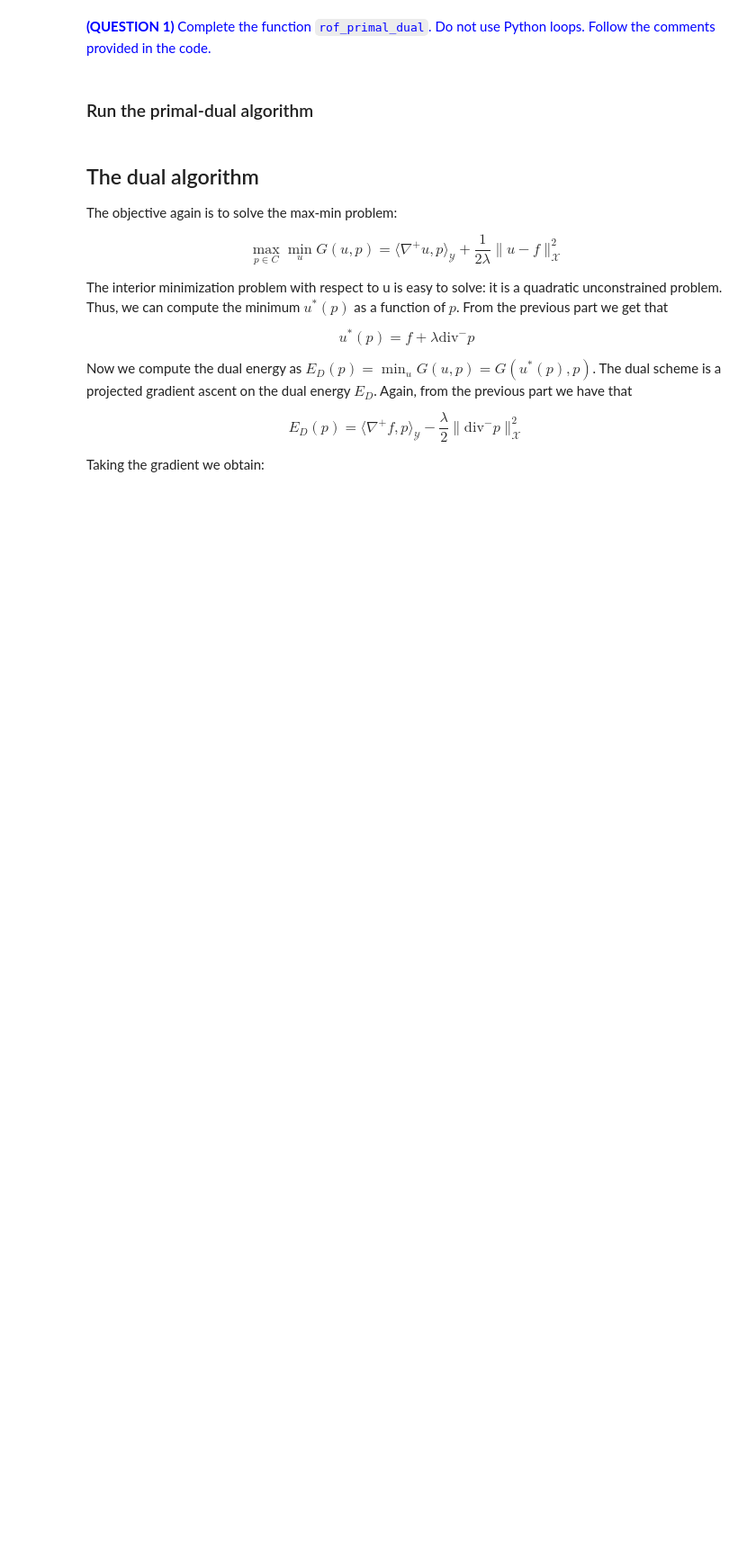
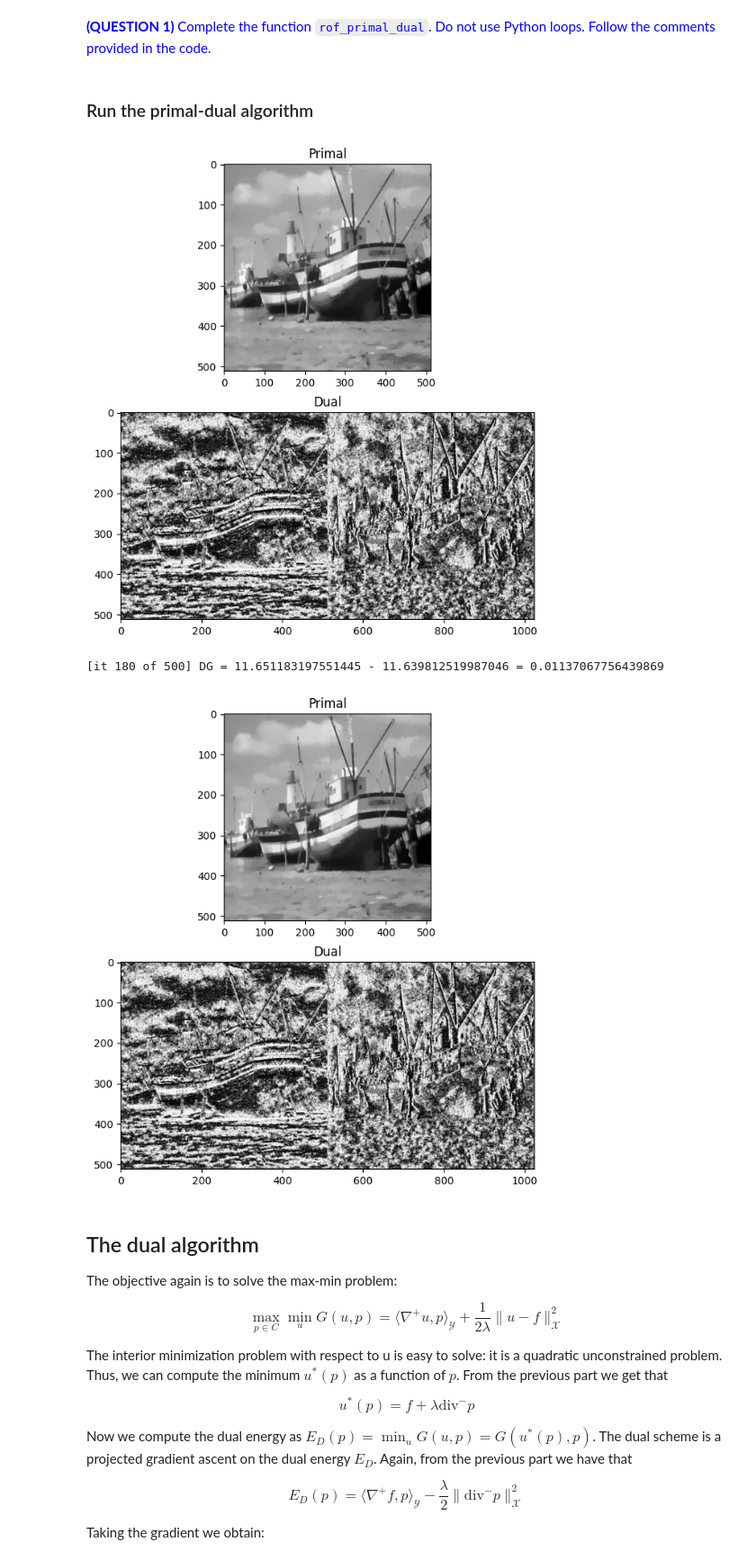
Before and after one commit to LucaFranceschi01/TO-2024, a Jupyter notebook: Lab6_ROF_denoising.ipynb, the cells around one changed output. Shown at 90% size. Drawn from its saved outputs; the diff is of its cells as text; code cells hidden in the pictures; blank space fills up the shorter version.

```diff
--- a/Lab6_ROF_denoising.ipynb
+++ b/Lab6_ROF_denoising.ipynb
@@ -299,23 +309,23 @@ def rof_primal_dual(f: np.ndarray,
         it += 1
 
         # TODO: update primal variable with a gradient descent step
-        u = None
-        gu_i, gu_j = None, None
+        u = u - theta * ((u-f)/lambda_ - div_p)
+        gu_i, gu_j = im_fwd_gradient(u)
 
         # TODO: gradient ascent on dual variable
-        p_i = None
-        p_j = None
+        p_i = p_i + delta * gu_i
+        p_j = p_j + delta * gu_j
 
         # TODO: project over the feasible set. Do not use Python loops
-        p_i = None
-        p_j = None
+        norm = np.maximum(1, np.sqrt(p_i**2 + p_j**2))
+        p_i = p_i / norm
+        p_j = p_j / norm
 
         # TODO: update divergence of dual variable p
-        div_p = None
+        div_p = im_bwd_divergence(p_i, p_j)
 
         # TODO primal energy
-        PE = None
-        PE = None
+        PE = np.sum(np.sqrt(gu_i**2 + gu_j**2)) + (np.sum((u-f)**2))/(2*lambda_)
 
         # TODO: dual energy
         DE = (gf_i * p_i).sum() + (gf_j * p_j).sum() - \
@@ -348,19 +358,23 @@ def rof_primal_dual(f: np.ndarray,
 # %%
 # Define the parameters
 lambda_ = 30
 pd_prms = {"max_iters": 500,
-            "tolerance": 1e-4,
+            "tolerance": 1e-2,
             "delta": 1/2,
             "theta": 1/2
            }
 
 # Build up the plot
 fig, (ax1, ax2) = plt.subplots(nrows = 2, ncols = 1, figsize = (14, 8))
 ax1.set_title("Primal")
 ax2.set_title("Dual")
 
 # Run the primal dual
-_, _, _, fps, fds = rof_primal_dual(image_noisy, lambda_, pd_prms, fig, ax1, ax2)
+_, _, _, fps1, fds1 = rof_primal_dual(image_noisy, lambda_, pd_prms, fig, ax1, ax2)
+# %% [output]
+[figure, added]
+[it 180 of 500] DG = 11.651183197551445 - 11.639812519987046 = 0.01137067756439869
+[figure, added]
 # %% [markdown]
 
 ## The dual algorithm
```
Also changed, not shown: parts of 8 cells of this notebook.
